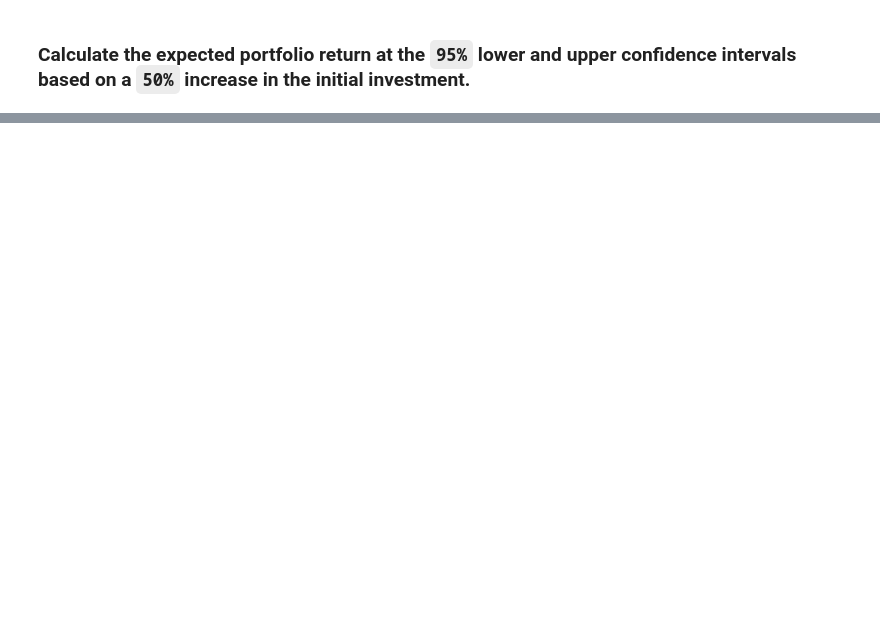
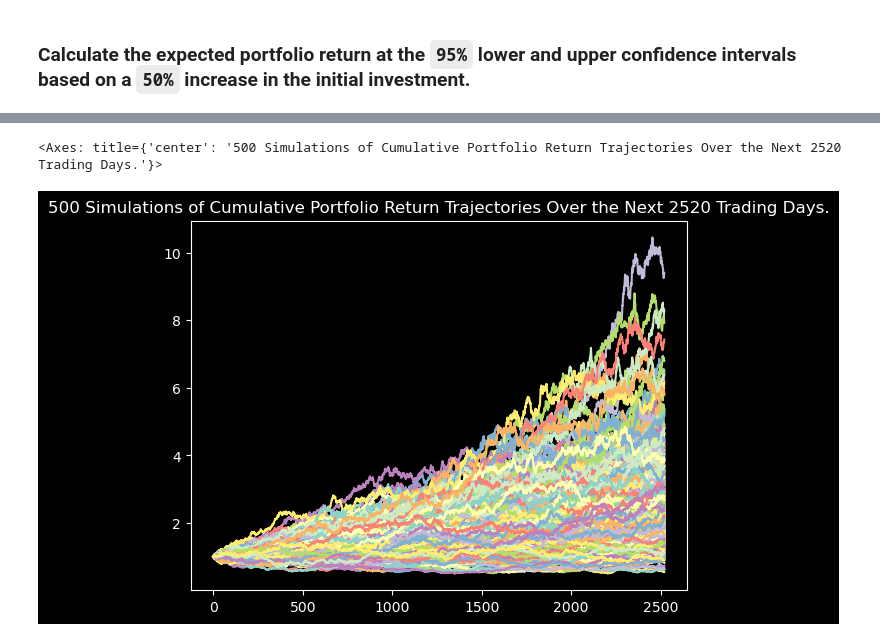
Before and after one commit to boz-tcm/api-challenge, a Jupyter notebook: financial-planner.ipynb, the cells around one changed output, grey strips where cells are left out. Cells and saved outputs as stored; diff of their text form; code cells hidden in the pictures; blank space fills up the shorter version.

```diff
--- a/financial-planner.ipynb
+++ b/financial-planner.ipynb
@@ -477 +488,15 @@ There is a 95% chance that an initial investment of $30,000.00 in the portfolio
+# %%
+# Configuring a Monte Carlo simulation to forecast 10 years cumulative returns for portfolio of 40% AGG, 60% SPY.
+# The simulation runs 500 individual trials
+# Two assumptions are changed from the 30-Year to 10-Year simulation:
+# 1) The 'num_trading_days' variable is modified from 30 years to 10 years @ 252 trading days per year.
+# 2) The portfolio is constructed differently, shifting weight from bonds to stocks, in order to generate higher expected returns and larger expected portfolio that could support early retirement, although variability, or risk around expected returns will increase.
+# The new portfolio asset weights are now 80% stocks (SPY) and 20% bonds (AGG) for the 10-year simulation, up from 60% stocks (SPY) and 40% bond (AGG) in the 30-year simulation.
+ticker_weights_10_yr_mc = [0.20, 0.80]
+# Note that MCSimulation assumes daily rebalancing, such that the portfolio is always 80/20 stocks/bonds (SPY/AGG).
+
+MC_10_year = MCSimulation(portfolio_data = investment_assets_close_prices_mc_df,
+    weights = ticker_weights_10_yr_mc,
+    num_simulation = 500,
+    num_trading_days = 252*10)
 # %%
@@ -523,0 +533,7 @@ Running Monte Carlo simulation number 490.
+# %%
+# Plot simulation outcomes
+MC_10_year.plot_simulation()
+#MC_10_year.plot_simulation().get_figure().savefig('MC_10_year_simulation_500_trials_plot.png', bbox_inches='tight')
+# %% [output]
+<Axes: title={'center': '500 Simulations of Cumulative Portfolio Return Trajectories Over the Next 2520 Trading Days.'}>
+[figure, added]
```
Also changed, not shown: parts of 28 cells of this notebook, 7 other files.
